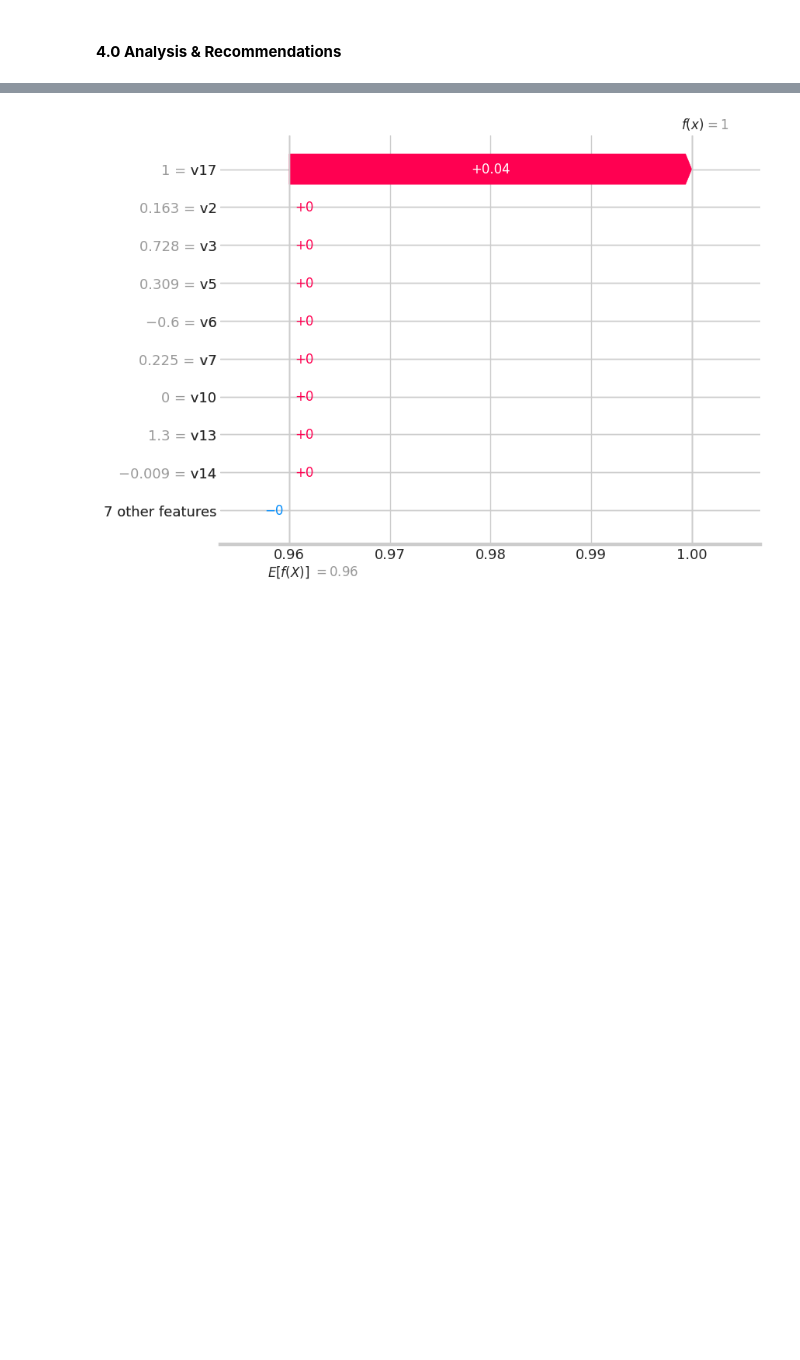
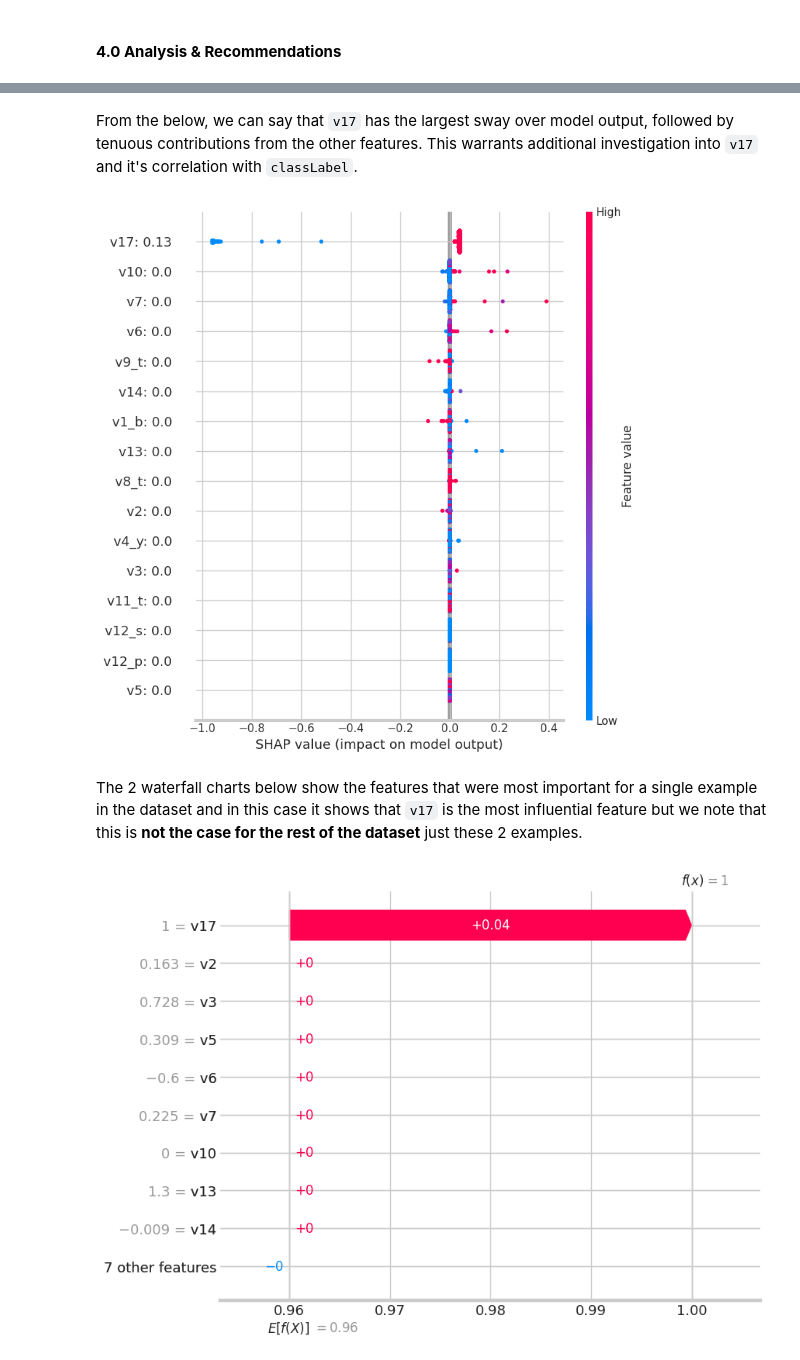
Before and after one commit to wanadzhar913/classification-ml-with-shap, a Jupyter notebook: notebooks/3_Model_Building.ipynb, the cells around one changed output, grey strips where cells are left out. Saved outputs shown, nothing was run; the diff lists cells and outputs as text; code cells hidden in the pictures; blank space fills up the shorter version.

Commit message:
finalized notes on SHAP

```diff
--- a/notebooks/3_Model_Building.ipynb
+++ b/notebooks/3_Model_Building.ipynb
@@ -258,2 +268,18 @@ explainer = shap.Explainer(model.predict, X_train)
 shap_values = explainer(pd.concat([X_test, X_train]))
+# %% [markdown]
+From the below, we can say that `v17` has the largest sway over model output, followed by tenuous contributions from the other features. This warrants additional investigation into `v17` and it's correlation with `classLabel`.
+# %%
+X = pd.concat([X_test, X_train])
+
+# Note: https://stackoverflow.com/questions/72087719/shap-summary-plot-and-mean-values-displaying-together
+feature_names = [
+    a + ": " + str(b) for a,b in zip(X.columns, np.abs(shap_values.values).mean(0).round(2))
+]
+
+shap.summary_plot(shap_values, X, max_display=X.shape[1],
+                  feature_names=feature_names)
+# %% [output]
+[figure, added]
+# %% [markdown]
+The 2 waterfall charts below show the features that were most important for a single example in the dataset and in this case it shows that `v17` is the most influential feature but we note that this is **not the case for the rest of the dataset** just these 2 examples.
 # %%
```
Also changed, not shown: parts of 12 cells of this notebook.
